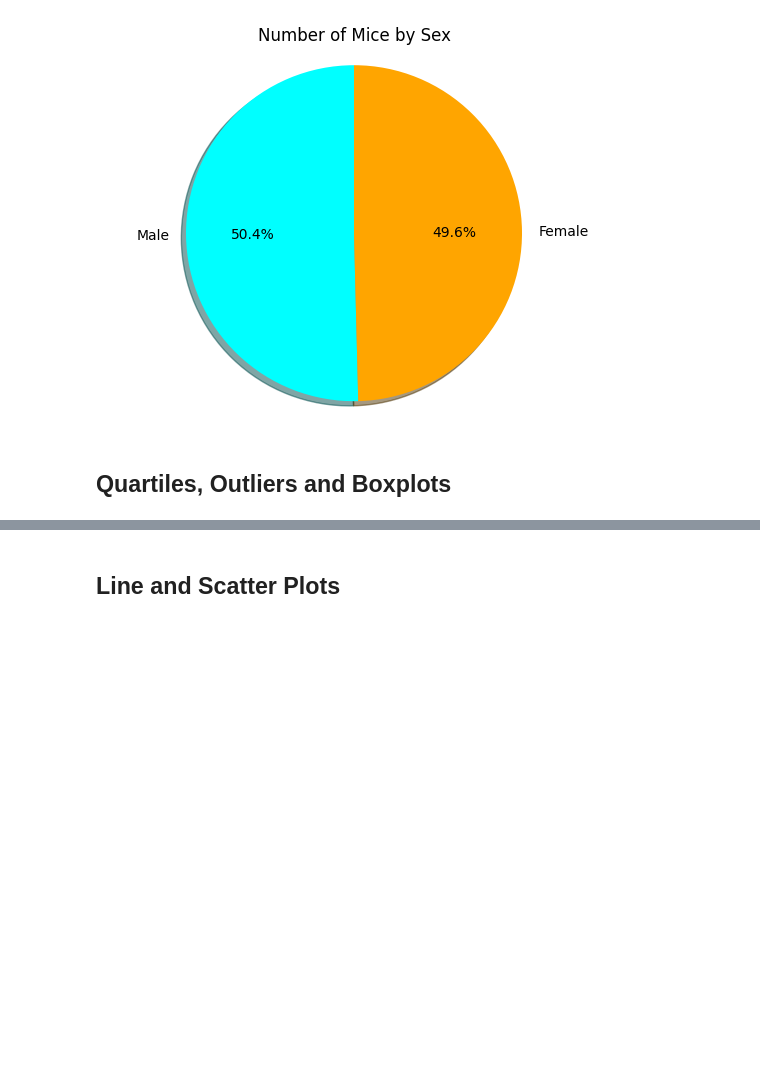
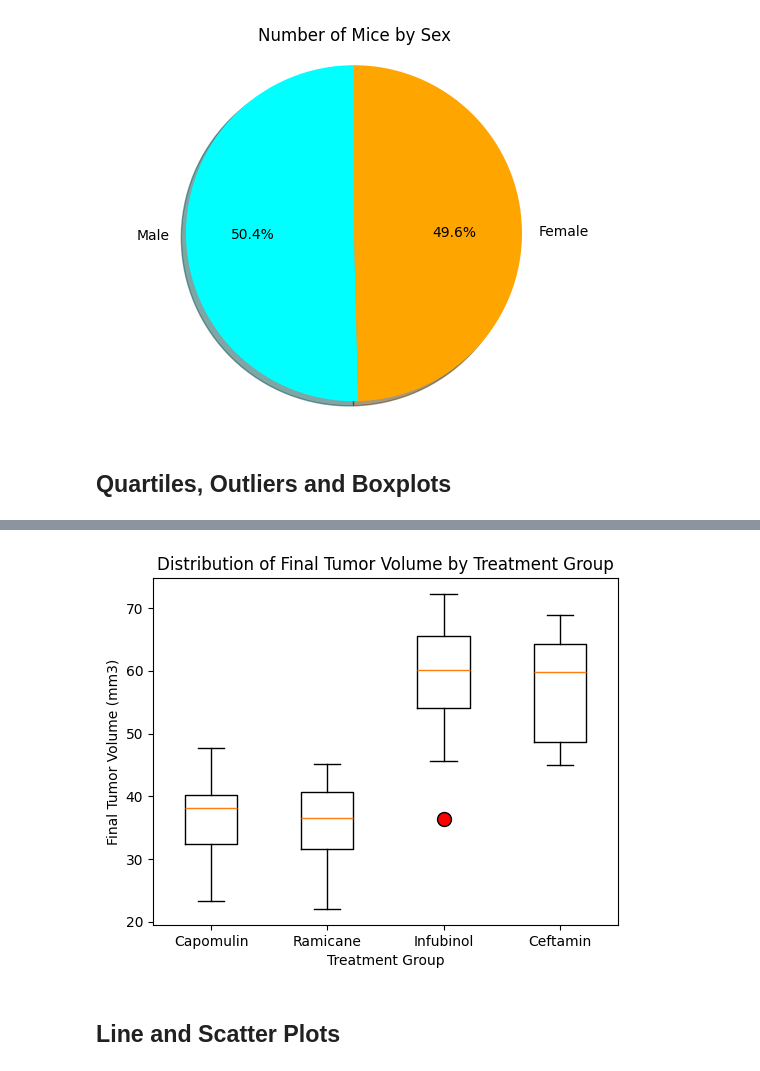
Before and after one commit to arkhanks/Pymaceuticals_Challenge_5, a Jupyter notebook: pymaceuticals_code.ipynb, the cells around one changed output, grey strips where cells are left out. Drawn from its saved outputs; the diff is of its cells as text; code cells hidden in the pictures; blank space fills up the shorter version.

```diff
--- a/pymaceuticals_code.ipynb
+++ b/pymaceuticals_code.ipynb
@@ -369,5 +347,12 @@ plt.show()
 
 # Start by getting the last (greatest) timepoint for each mouse
 
+last_timepoint_df = clean_study_info_df.groupby('Mouse ID')['Timepoint'].max().reset_index()
+
 
 # Merge this group df with the original DataFrame to get the tumor volume at the last timepoint
+
+last_tumor_volume_df = pd.merge(last_timepoint_df, clean_study_info_df, on = ['Mouse ID','Timepoint'])
+
+
+last_tumor_volume_df
@@ -401,2 +435,21 @@ Ceftamin's potential outliers: Series([], Name: Tumor Volume (mm3), dtype: float
+# %%
+# Generate a box plot that shows the distribution of the tumor volume for each treatment group.
+# I used Xpert Learning Assistant for the code for box_data and how to color the outlier
+
+plt.figure(figsize=(6, 4.5))
+
+box_data = [last_tumor_volume_df[last_tumor_volume_df['Drug Regimen'] == group]['Tumor Volume (mm3)'] for group in treatment_list]
+
+plt.boxplot(box_data, labels = treatment_list, flierprops = dict(marker='o', markerfacecolor='red', markersize=10))
+
+# Adding labels and title
+plt.title('Distribution of Final Tumor Volume by Treatment Group')
+plt.xlabel('Treatment Group')
+plt.ylabel('Final Tumor Volume (mm3)')
+
+# Show the plot
+plt.show()
+# %% [output]
+[figure, added]
 # %% [markdown]
 ## Line and Scatter Plots
```
Also changed, not shown: parts of 10 cells of this notebook.
